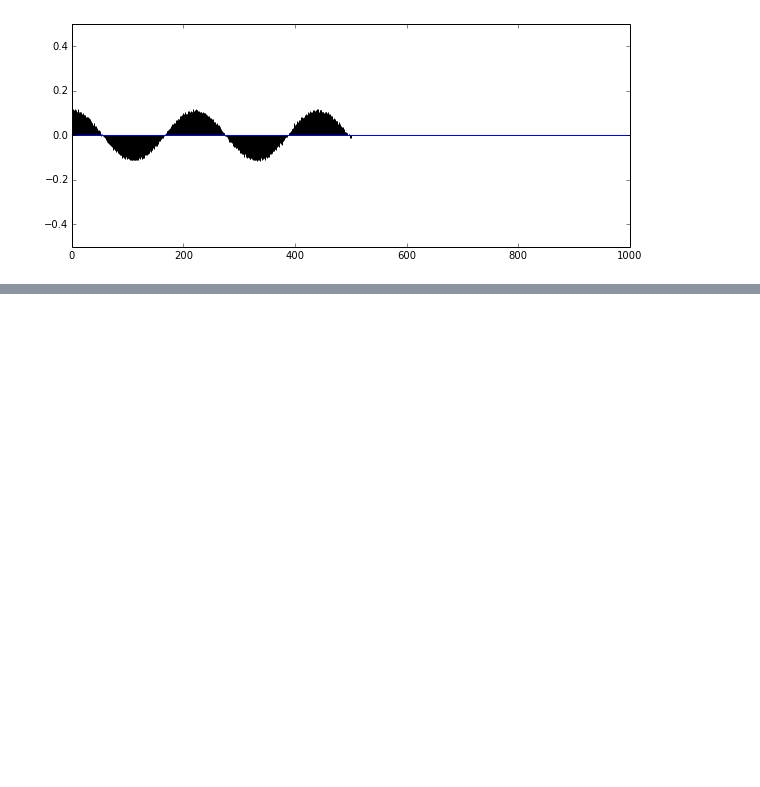
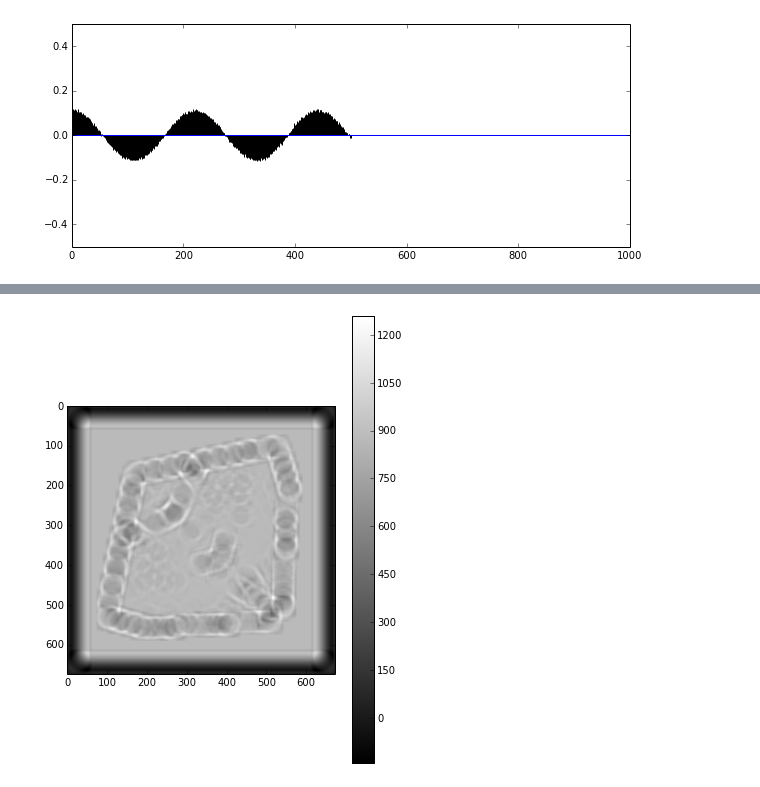
Before and after one commit to emptyr1/MediaSignalProcessing, a Jupyter notebook: HW4.ipynb, the cells around one changed output, grey strips where cells are left out. Cells and saved outputs as stored; diff of their text form; code cells hidden in the pictures; blank space fills up the shorter version.

```diff
--- a/HW4.ipynb
+++ b/HW4.ipynb
@@ -73,0 +64,6 @@ o.shape
+# %%
+imshow(cc, cmap=cm.gray)
+colorbar()
+gcf().set_figheight(8)
+# %% [output]
+[figure, added]
```
Also changed, not shown: parts of 8 cells of this notebook, 13 other files.
